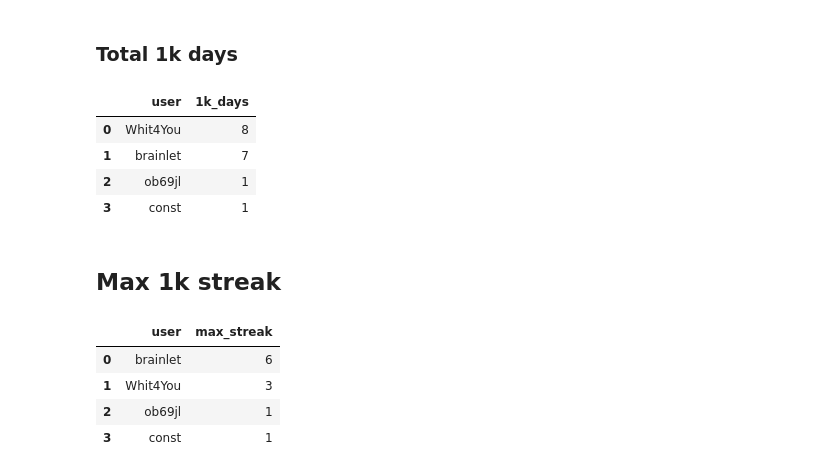
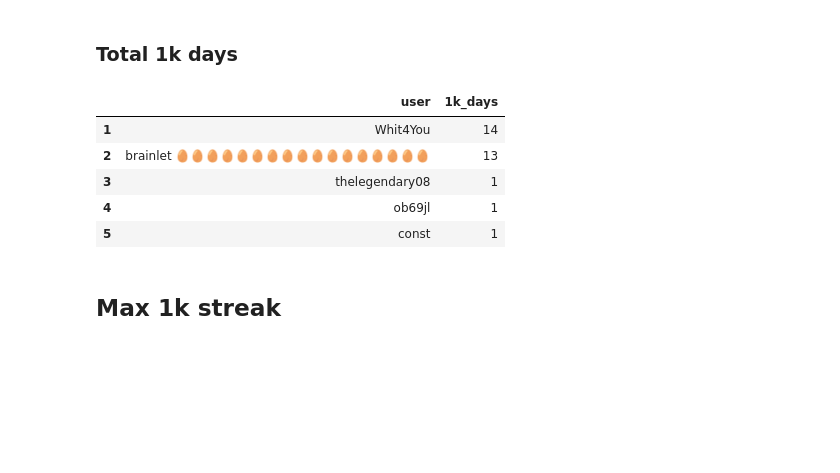
Before and after one commit to IvanLudvig/eggcounting, a Jupyter notebook: eggcounting.ipynb, the cells around one changed output. Cells and saved outputs as stored; diff of their text form; code cells hidden in the pictures; blank space fills up the shorter version.

```diff
--- a/eggcounting.ipynb
+++ b/eggcounting.ipynb
@@ -125,14 +127,16 @@ group.head()
 group['1k_days'] = group['counts_list'].map(lambda x: (np.array(x) >= 1000).sum())
 total_1kdays = group[['user', '1k_days']].sort_values(by='1k_days', ascending=False).reset_index(drop=True)
 total_1kdays = total_1kdays[total_1kdays['1k_days']>0]
-# %%
-total_1kdays
-# %% [output]
-|  | user | 1k_days |
-| 0 | Whit4You | 8 |
-| 1 | brainlet | 7 |
-| 2 | ob69jl | 1 |
-| 3 | const | 1 |
+# %%
+total_1kdays.index += 1
+total_1kdays
+# %% [output]
+|  | user | 1k_days |
+| 1 | Whit4You | 14 |
+| 2 | brainlet 🥚🥚🥚🥚🥚🥚🥚🥚🥚🥚🥚🥚🥚🥚🥚🥚🥚 | 13 |
+| 3 | thelegendary08 | 1 |
+| 4 | ob69jl | 1 |
+| 5 | const | 1 |
 # %% [markdown]
 ## Max 1k streak
 # %%
@@ -147,11 +151,3 @@ group['max_streak'] = group['counts_list'].map(get_max_streak)
 # %%
 max_streak = group[['user', 'max_streak']].sort_values(by='max_streak', ascending=False).reset_index(drop=True)
 max_streak = max_streak[max_streak['max_streak']>0]
-# %%
-max_streak
-# %% [output]
-|  | user | max_streak |
-| 0 | brainlet | 6 |
-| 1 | Whit4You | 3 |
-| 2 | ob69jl | 1 |
-| 3 | const | 1 |
```
Also changed, not shown: parts of 9 cells of this notebook.
